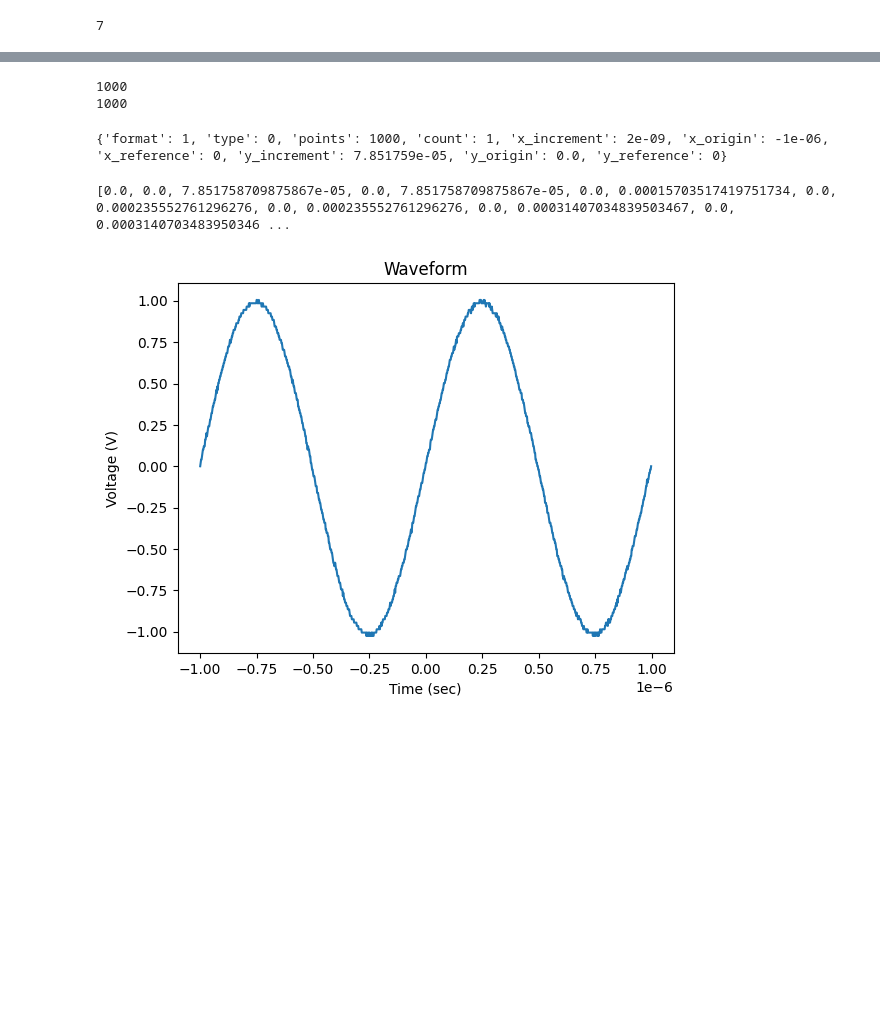
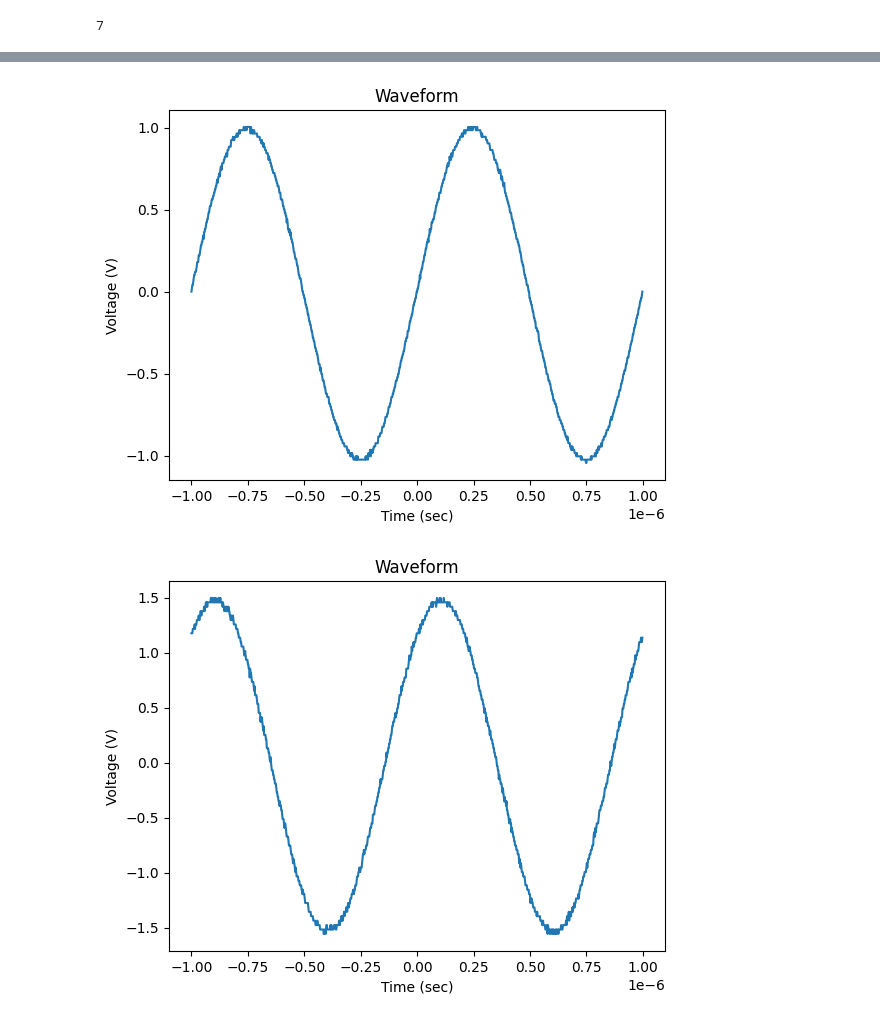
Before and after one commit to ElPsyKurisu/FE, a Jupyter notebook: scope.ipynb, the cells around one changed output, grey strips where cells are left out. Saved outputs shown, nothing was run; the diff lists cells and outputs as text; code cells hidden in the pictures; blank space fills up the shorter version.

```diff
--- a/scope.ipynb
+++ b/scope.ipynb
@@ -50,15 +61 @@ keysightdsox3024a.setup_wf(scope, source='CHAN2', points='10000')
 metadata_2, time_2, wfm_2 = keysightdsox3024a.query_wf(scope)
-# %%
-print(len(time))
-print(len(wfm))
-# %% [output]
-1000
-1000
-# %%
-print(metadata)
-# %% [output]
-{'format': 1, 'type': 0, 'points': 1000, 'count': 1, 'x_increment': 2e-09, 'x_origin': -1e-06, 'x_reference': 0, 'y_increment': 7.851759e-05, 'y_origin': 0.0, 'y_reference': 0}
-# %%
-print(wfm)
-# %% [output]
-[0.0, 0.0, 7.851758709875867e-05, 0.0, 7.851758709875867e-05, 0.0, 0.00015703517419751734, 0.0, 0.000235552761296276, 0.0, 0.000235552761296276, 0.0, 0.00031407034839503467, 0.0, 0.0003140703483950346 ...
@@ -67,8 +62,16 @@ print(bet)
 # %%
-plt.plot(time, wfm)
+plt.plot(time_1, wfm_1)
 plt.title('Waveform')
 plt.xlabel('Time (sec)')
 plt.ylabel('Voltage (V)')
 plt.show()
 # %% [output]
-[figure, old version]
+[figure, new version]
+# %%
+plt.plot(time_2, wfm_2)
+plt.title('Waveform')
+plt.xlabel('Time (sec)')
+plt.ylabel('Voltage (V)')
+plt.show()
+# %% [output]
+[figure, added]
```
Also changed, not shown: parts of 7 cells of this notebook, 1 other file.
